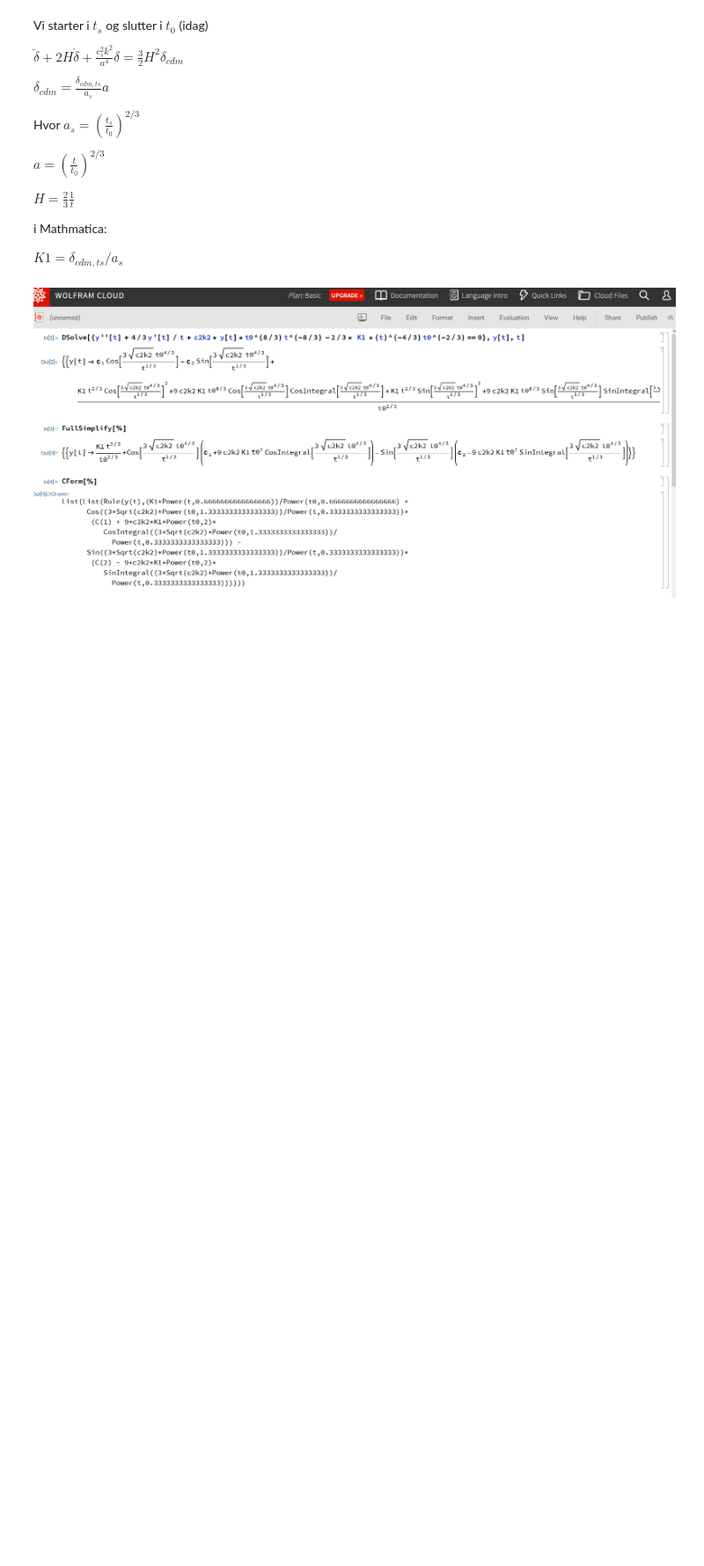
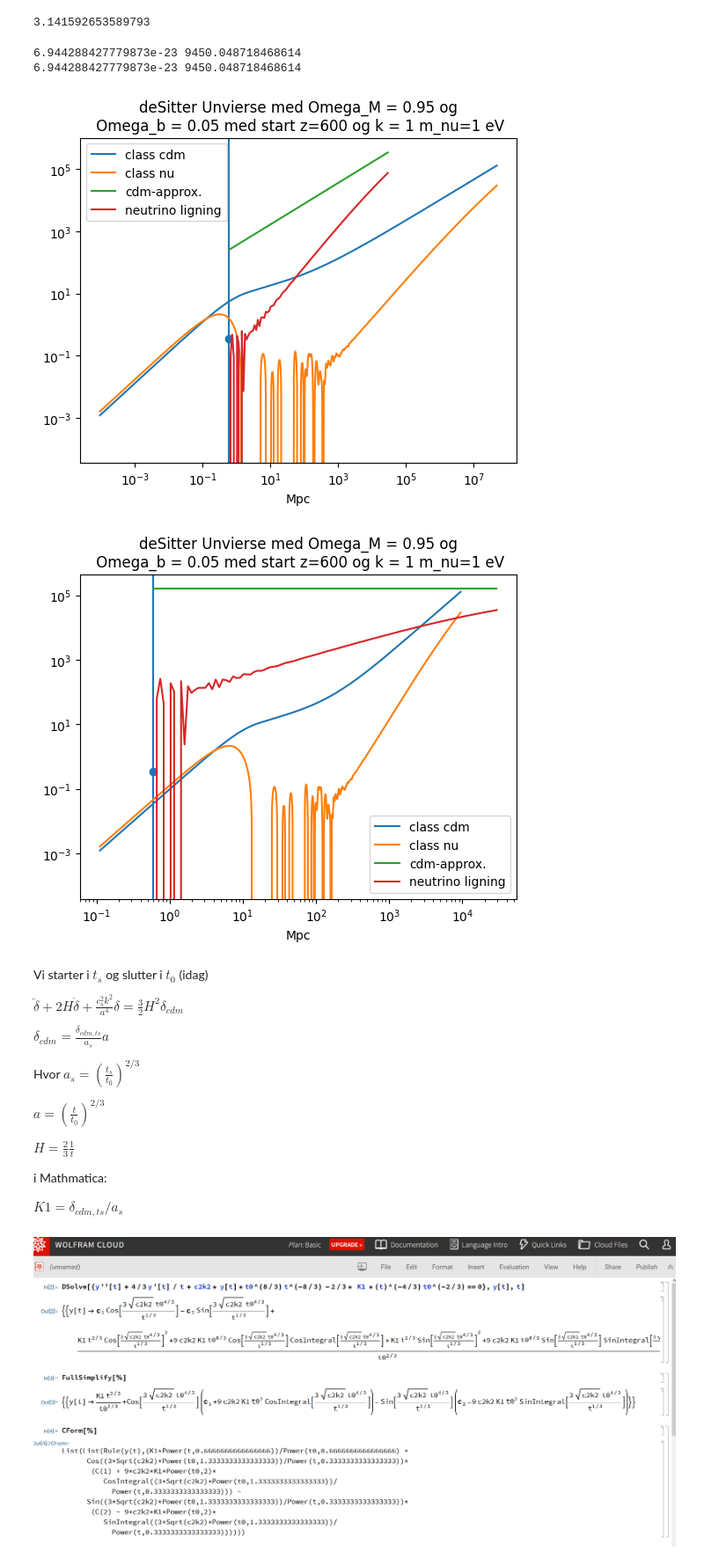
Before and after one commit to eriksteenberg/Power-spectrum-Test, a Jupyter notebook: 14-04-23 - fungerende a og a^2 afhængig CDM - neutrino ligning.ipynb, the cells around one changed output. Shown at 88% size. Drawn from its saved outputs; the diff is of its cells as text; code cells hidden in the pictures; blank space fills up the shorter version.

```diff
--- a/14-04-23 - fungerende a og a^2 afhængig CDM - neutrino ligning.ipynb
+++ b/14-04-23 - fungerende a og a^2 afhængig CDM - neutrino ligning.ipynb
@@ -13,8 +13,12 @@ import scipy.integrate as inv
 import numpy as np
 import scipy.special as special
 from time import time
+# %%
+print(np.pi)
+# %% [output]
+3.141592653589793
 # %%
-def TEST(kvec=[1],k_ind=0,z=600,mv_test=1 ,   Omega_M = 0.95,Omega_b=0.05,PLOT_FIGUR=True):
+def TEST(kvec=[1],k_ind=0,z=600,mv_test=1 ,   Omega_M = 0.95,Omega_b=0.05,PLOT_FIGUR=True,div_med_a=False):
     # C kode funktions kopier for at jeg nemt og hurtigt kan importere CForm af mathmatica løsningerne.
     def Power(x,k):
         return np.power(x,k)
@@ -121,39 +125,52 @@ def TEST(kvec=[1],k_ind=0,z=600,mv_test=1 ,   Omega_M = 0.95,Omega_b=0.05,PLOT_F
     #y0 = np.array([neu_interp(a0),0])
     t = [T_0,tid[-1]]
     a0 = ((T_0)/tid[-1])**(2/3)
     #sol = scipy.integrate.solve_ivp(func,t,y0,args=(a0,))
     # ===============================
 
 
-    t = np.logspace(np.log10(T_0),np.log10(tid[-1]),100)
+    t = np.logspace(np.log10(T_0),np.log10(tid[-1]+20000),100)
 
 
     def f2(t):
         C1 = np.sqrt(neu_tid(T_0)**2 + (theta_neu_tid(T_0)*a0/ (cs(a0)*k))**2)
         C2 = np.pi / 2 * ( 3 * cs(a0) * k * t0 * a0 )**2 * (delta0/a0)
         a = (t/t0)**(2/3)
         val = 3 * cs(a) * k * t0 * np.sqrt(a)
         dcdm = delta0/a0
         D = a*dcdm
         return D + C1*Cos(val) + val**2*a*dcdm*Cos(val)*CosIntegral(val) - C2*Sin(val) + val**2*a*dcdm*Sin(val)*SinIntegral(val)
 
+    #t = np.logspace(np.log10(tid[0],tid[-1]+2000,200)
+    b = 1
+    if div_med_a ==True:
+        b = (t/t0)**(2/3)
+        c = a_class
+
     if PLOT_FIGUR==True:
         plt.figure(np.random.randint(1,1000))
         plt.axvline(T_0 )
-        plt.loglog(tid_class,-delta_class,label="class cdm")
-        plt.plot(tid_class,-delta_neutrino_class,label="class nu")
+        plt.loglog(tid_class/c,-delta_class,label="class cdm")
+        plt.plot(tid_class/c,-delta_neutrino_class,label="class nu")
         plt.xlabel("Mpc")
         plt.scatter(T_ini_tid,-neu_interp(a0))
-        plt.loglog(t,-delta0/a0*Power(t/t0,2/3),label="cdm-approx.")
-        plt.loglog(t,-f2(t),label="neutrino ligning")
+        plt.loglog(t,-delta0/a0*Power(t/t0,2/3)/b,label="cdm-approx.")
+        plt.loglog(t,-f2(t)/b,label="neutrino ligning")
         plt.legend()
         plt.title("deSitter Unvierse med Omega_M = %s og\n Omega_b = %s med start z=%s og k = %s m_nu=%s eV" %(Omega_M,Omega_b,z,k,mv_test))
-    return f2(t0)
+    print(tid[0],tid[-1])
 
 t1 = time()
 
 #TEST(    kvec=[1],    k_ind=0,    z=800,    mv_test=1,    Omega_M=0.95,    Omega_b=0.05,    PLOT_FIGUR=True,)
 #TEST(    kvec=[1],    k_ind=0,    z=800,    mv_test=1,    Omega_M=0.35,    Omega_b=0.05,    PLOT_FIGUR=True,)
+TEST()
+TEST(div_med_a=True)
+# %% [output]
+6.944288427779873e-23 9450.048718468614
+6.944288427779873e-23 9450.048718468614
+[figure, added]
+[figure, added]
 # %%
 #TEST(    kvec=[1e-3],    k_ind=0,    z=800,    mv_test=1,    Omega_M=0.95)
 # %%
```
Also changed, not shown: parts of 13 cells of this notebook.
